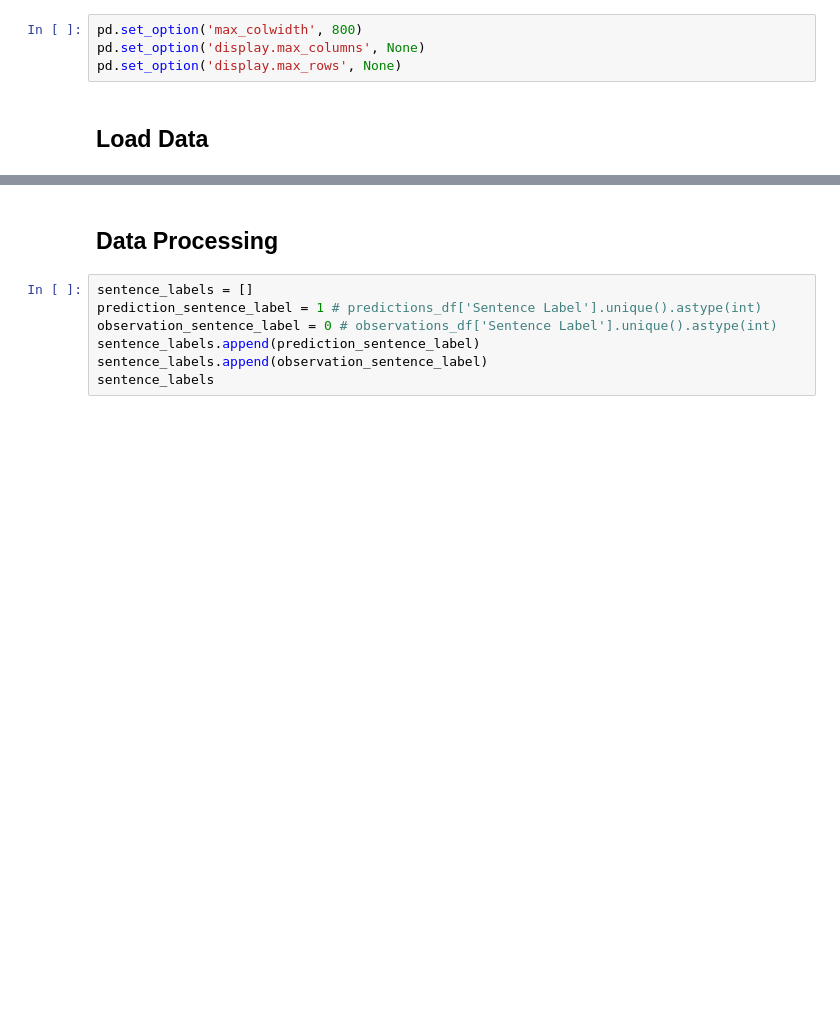
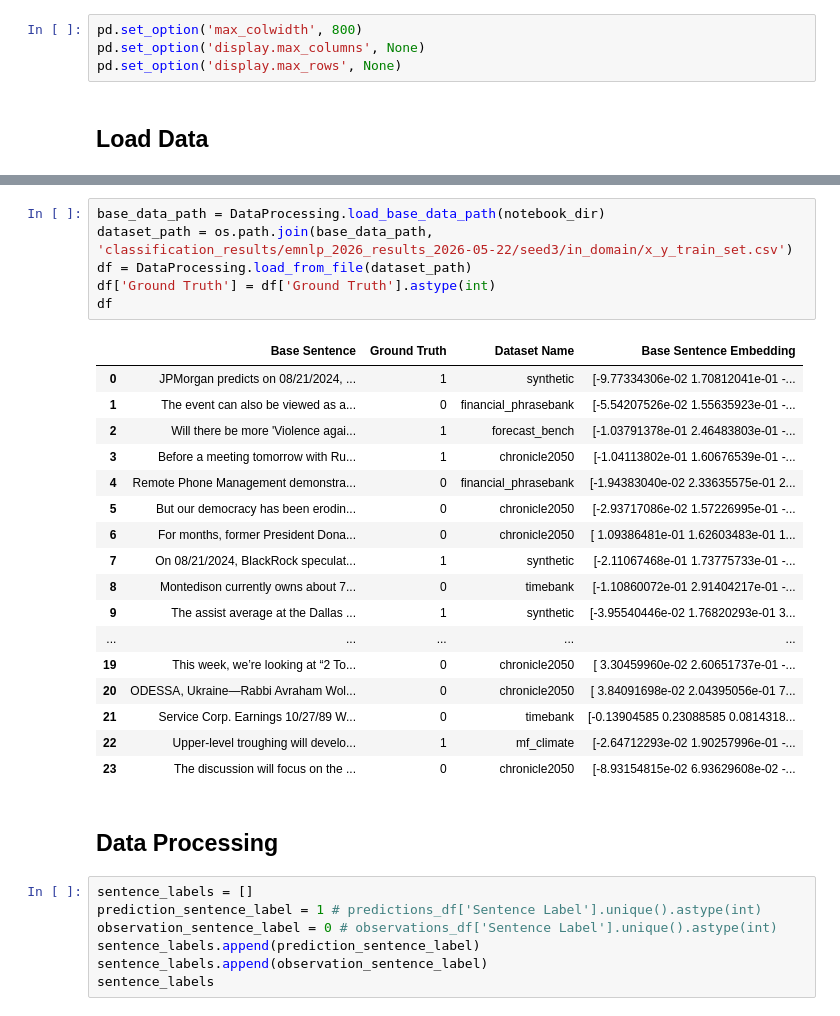
Before and after one commit to ufdatastudio/predictions, a Jupyter notebook: notebook_experiments/rnn_for_classification.ipynb, the cells around one changed output, grey strips where cells are left out. Drawn from its saved outputs; the diff is of its cells as text; blank space fills up the shorter version.

```diff
--- a/notebook_experiments/rnn_for_classification.ipynb
+++ b/notebook_experiments/rnn_for_classification.ipynb
@@ -71,3 +52,27 @@ Loading: /Users/detraviousjamaribrinkley/Documents/Development/research_labs/uf_
+# %%
+base_data_path = DataProcessing.load_base_data_path(notebook_dir)
+dataset_path = os.path.join(base_data_path, 'classification_results/emnlp_2026_results_2026-05-22/seed3/in_domain/x_y_train_set.csv')
+df = DataProcessing.load_from_file(dataset_path)
+df['Ground Truth'] = df['Ground Truth'].astype(int)
+df
+# %% [output]
+|  | Base Sentence | Ground Truth | Dataset Name | Base Sentence Embedding |
+| 0 | JPMorgan predicts on 08/21/2024, ... | 1 | synthetic | [-9.77334306e-02 1.70812041e-01 -... |
+| 1 | The event can also be viewed as a... | 0 | financial_phrasebank | [-5.54207526e-02 1.55635923e-01 -... |
+| 2 | Will there be more 'Violence agai... | 1 | forecast_bench | [-1.03791378e-01 2.46483803e-01 -... |
+| 3 | Before a meeting tomorrow with Ru... | 1 | chronicle2050 | [-1.04113802e-01 1.60676539e-01 -... |
+| 4 | Remote Phone Management demonstra... | 0 | financial_phrasebank | [-1.94383040e-02 2.33635575e-01 2... |
+| 5 | But our democracy has been erodin... | 0 | chronicle2050 | [-2.93717086e-02 1.57226995e-01 -... |
+| 6 | For months, former President Dona... | 0 | chronicle2050 | [ 1.09386481e-01 1.62603483e-01 1... |
+| 7 | On 08/21/2024, BlackRock speculat... | 1 | synthetic | [-2.11067468e-01 1.73775733e-01 -... |
+| 8 | Montedison currently owns about 7... | 0 | timebank | [-1.10860072e-01 2.91404217e-01 -... |
+| 9 | The assist average at the Dallas ... | 1 | synthetic | [-3.95540446e-02 1.76820293e-01 3... |
+| ... | ... | ... | ... | ... |
+| 19 | This week, we’re looking at “2 To... | 0 | chronicle2050 | [ 3.30459960e-02 2.60651737e-01 -... |
+| 20 | ODESSA, Ukraine—Rabbi Avraham Wol... | 0 | chronicle2050 | [ 3.84091698e-02 2.04395056e-01 7... |
+| 21 | Service Corp. Earnings 10/27/89 W... | 0 | timebank | [-0.13904585 0.23088585 0.0814318... |
+| 22 | Upper-level troughing will develo... | 1 | mf_climate | [-2.64712293e-02 1.90257996e-01 -... |
+| 23 | The discussion will focus on the ... | 0 | chronicle2050 | [-8.93154815e-02 6.93629608e-02 -... |
 # %% [markdown]
 ## Data Processing
 # %%
```
Also changed, not shown: parts of 23 cells of this notebook.
